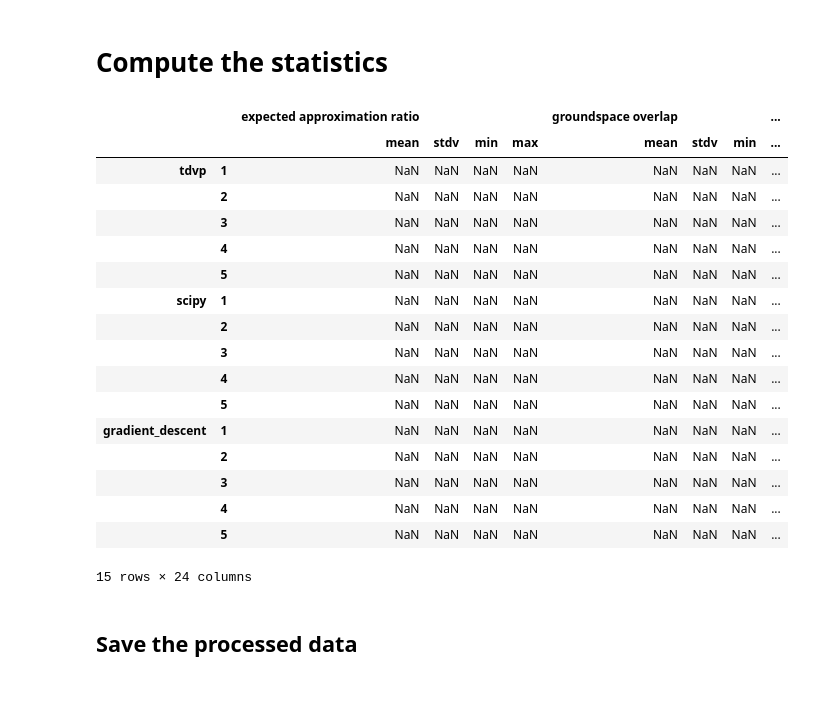
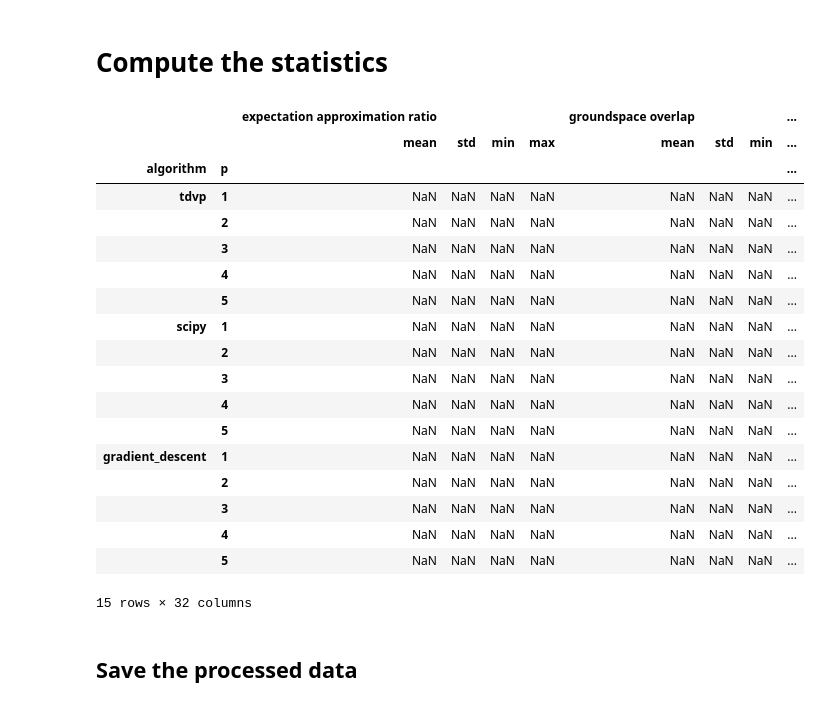
Before and after one commit to LeonhardRichter/TDVP_and_QAOA, a Jupyter notebook: data_processing.ipynb, the cells around one changed output. Cells and saved outputs as stored; diff of their text form; code cells hidden in the pictures.

```diff
--- a/data_processing.ipynb
+++ b/data_processing.ipynb
@@ -21,7 +22,7 @@ swifter;MaxCut;get_all_connected; get_connected_rn_graph; get_rn_qubo; select_if
 # %% [markdown]
 # convert data into DataFrame
 # %%
-with open('.//results/n5_results.p', 'rb') as file:
+with open('.//results/n4_results_itered.p', 'rb') as file:
     df = pickle.load(file)
 
 df
@@ -217,15 +242,26 @@ Index(['instance', 'p', 'n', 'delta_0', 'tollarance', 'algorithm', 'res',
 # %%
 def compute_measures(res:pd.Series, qaoa:QAOA)->pd.Series:
-    if res.res.success:
+    if res.success:
         state = qaoa.state(res.delta)
         res['answer'] = answer(state)
         res['bin_answer'] = bin_answer(res['answer'], res['n'])
         res['best_cost_value'] = best_cost_value(qaoa)
-        res['approximation_ratio'] = approximation_ratio(res['bin_answer'], res['best_cost_value'], qaoa)
-        res['expectation_of_approximation_ratio']=expectation_of_approximation_ratio(state, res['best_cost_value'], qaoa)
-        res['circuit_count'] = circuit_count(res['steps'], res['algorithm'], res['p'], res['n'])
-        res['gate_count'] = gate_count(res['steps'], res['algorithm'], res['n'],res['p'], qaoa)
-        res['path_length'] = path_length(res['path'])
-        res['groundspace_overlap'] = groundspace_overlap(qaoa.groundspace, state)
-        res['groundspace_sharpness'] = groundspace_sharpness(qaoa.groundspace, state)
+        res['approximation ratio'] = approximation_ratio(res['bin_answer'], res['best_cost_value'], qaoa)
+        res['expectation approximation ratio']=expectation_of_approximation_ratio(state, res['best_cost_value'], qaoa)
+        res['circuit count'] = circuit_count(res['steps'], res['algorithm'], res['p'], res['n'])
+        res['gate count'] = gate_count(res['steps'], res['algorithm'], res['n'],res['p'], qaoa)
+        res['path length'] = path_length(res['path'])
+        res['groundspace overlap'] = groundspace_overlap(qaoa.groundspace, state)
+        res['groundspace sharpness'] = groundspace_sharpness(qaoa.groundspace, state)
+    else:
+        res['answer'] = np.NaN
+        res['bin_answer'] = np.NaN
+        res['best_cost_value'] = np.NaN
+        res['approximation ratio'] = np.NaN
+        res['expectation approximation ratio']=np.NaN
+        res['circuit count'] = np.NaN
+        res['gate count'] = np.NaN
+        res['path length'] = np.NaN
+        res['groundspace overlap'] = np.NaN
+        res['groundspace sharpness'] = np.NaN
     return res
@@ -252,8 +268,12 @@ Name: tdvp, dtype: object
 # %%
 def measures_mapping(row:pd.Series):
     qaoa = QAOA(row['instance'].qubo,p=row.name[0])
-    if row.tdvp.algorithm is not None:
+    if row.tdvp.algorithm is not np.NaN:
         row.tdvp = compute_measures(row.tdvp,qaoa)
+    if row.scipy.algorithm is not np.NaN:
+        row.scipy = compute_measures(row.scipy,qaoa)
+    if row.gradient_descent.algorithm is not np.NaN:
+        row.gradient_descent = compute_measures(row.gradient_descent,qaoa)
     # if row.scipy.algorithm is not None:
     #     row.scipy =compute_measures(row.scipy,qaoa)
     # if row.gradient_descent.algorithm is not None:
@@ -288,18 +313,19 @@ df
 # %%
 min_p = min(df.index, key= lambda x: x[0])[0]
 max_p = max(df.index, key= lambda x: x[0])[0]
 
 algs = ['tdvp', 'scipy', 'gradient_descent']
-index = pd.MultiIndex.from_product([algs,range(min_p, max_p+1)])
+index = pd.MultiIndex.from_product([algs,range(min_p, max_p+1)], names=['algorithm', 'p'])
 
-measures = ['expected approximation ratio', 'groundspace overlap', 'groundspace sharpness', 'Approximation ratio', 'circuit count', 'gate count']
-types = ['mean', 'stdv','min','max', ]
+measures = ['expectation approximation ratio', 'groundspace overlap', 'groundspace sharpness', 'approximation ratio', 'circuit count', 'gate count', 'num_fun_calls', 'steps']
+types = ['mean', 'std','min','max', ]
 measure_index=pd.MultiIndex.from_product([measures, types])
 
 stat = pd.DataFrame(index=index, columns=measure_index);stat
 # %% [output]
-|  |  | expected approximation ratio |  |  |  | groundspace overlap |  |  | ... |
-|  |  | mean | stdv | min | max | mean | stdv | min | ... |
+|  |  | expectation approximation ratio |  |  |  | groundspace overlap |  |  | ... |
+|  |  | mean | std | min | max | mean | std | min | ... |
+| algorithm | p |  |  |  |  |  |  |  | ... |
 | tdvp | 1 | NaN | NaN | NaN | NaN | NaN | NaN | NaN | ... |
 |  | 2 | NaN | NaN | NaN | NaN | NaN | NaN | NaN | ... |
 |  | 3 | NaN | NaN | NaN | NaN | NaN | NaN | NaN | ... |
@@ -315,4 +341,4 @@ stat = pd.DataFrame(index=index, columns=measure_index);stat
 |  | 3 | NaN | NaN | NaN | NaN | NaN | NaN | NaN | ... |
 |  | 4 | NaN | NaN | NaN | NaN | NaN | NaN | NaN | ... |
 |  | 5 | NaN | NaN | NaN | NaN | NaN | NaN | NaN | ... |
-15 rows × 24 columns
+15 rows × 32 columns
```
Also changed, not shown: parts of 15 cells of this notebook.
